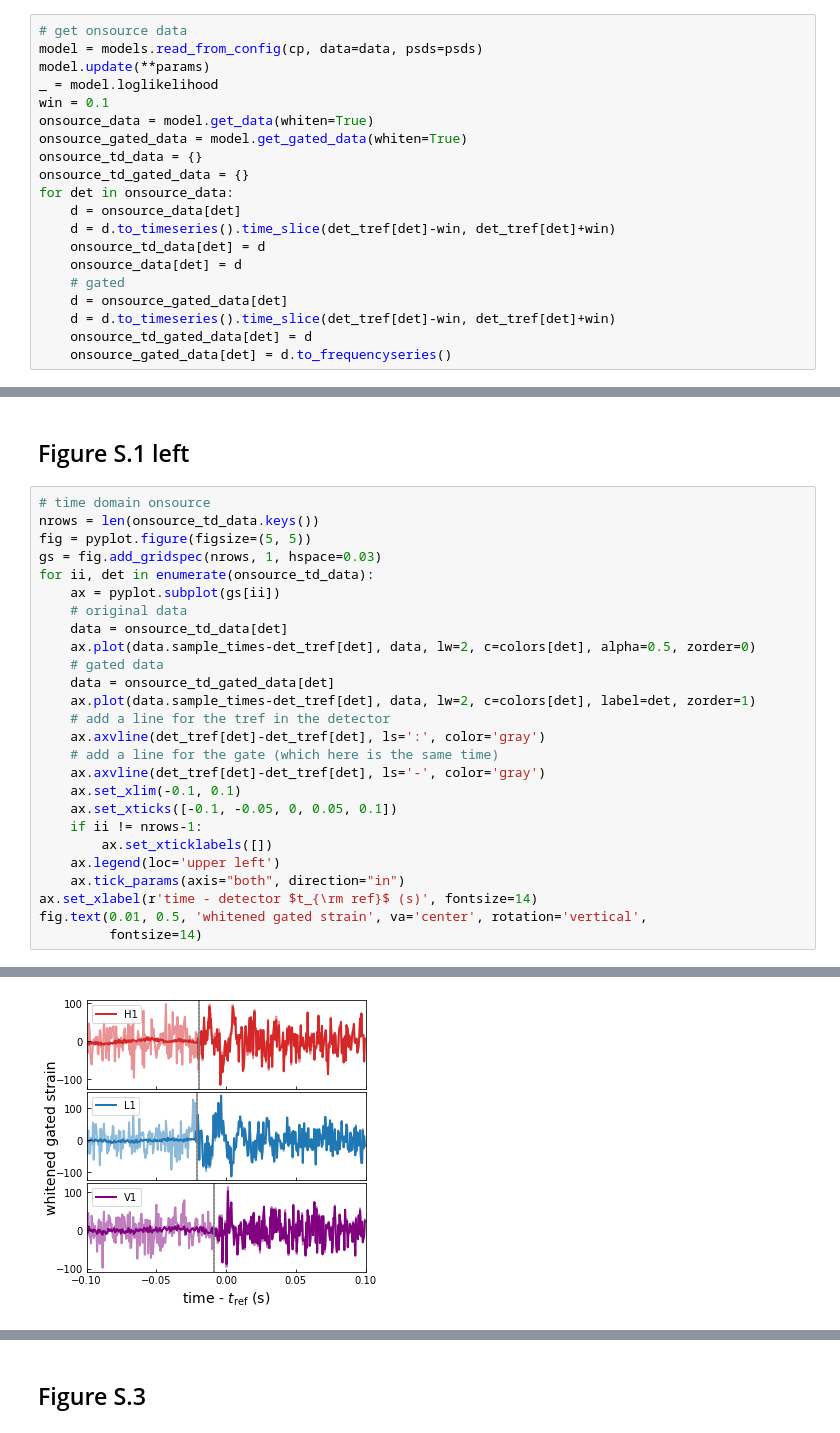
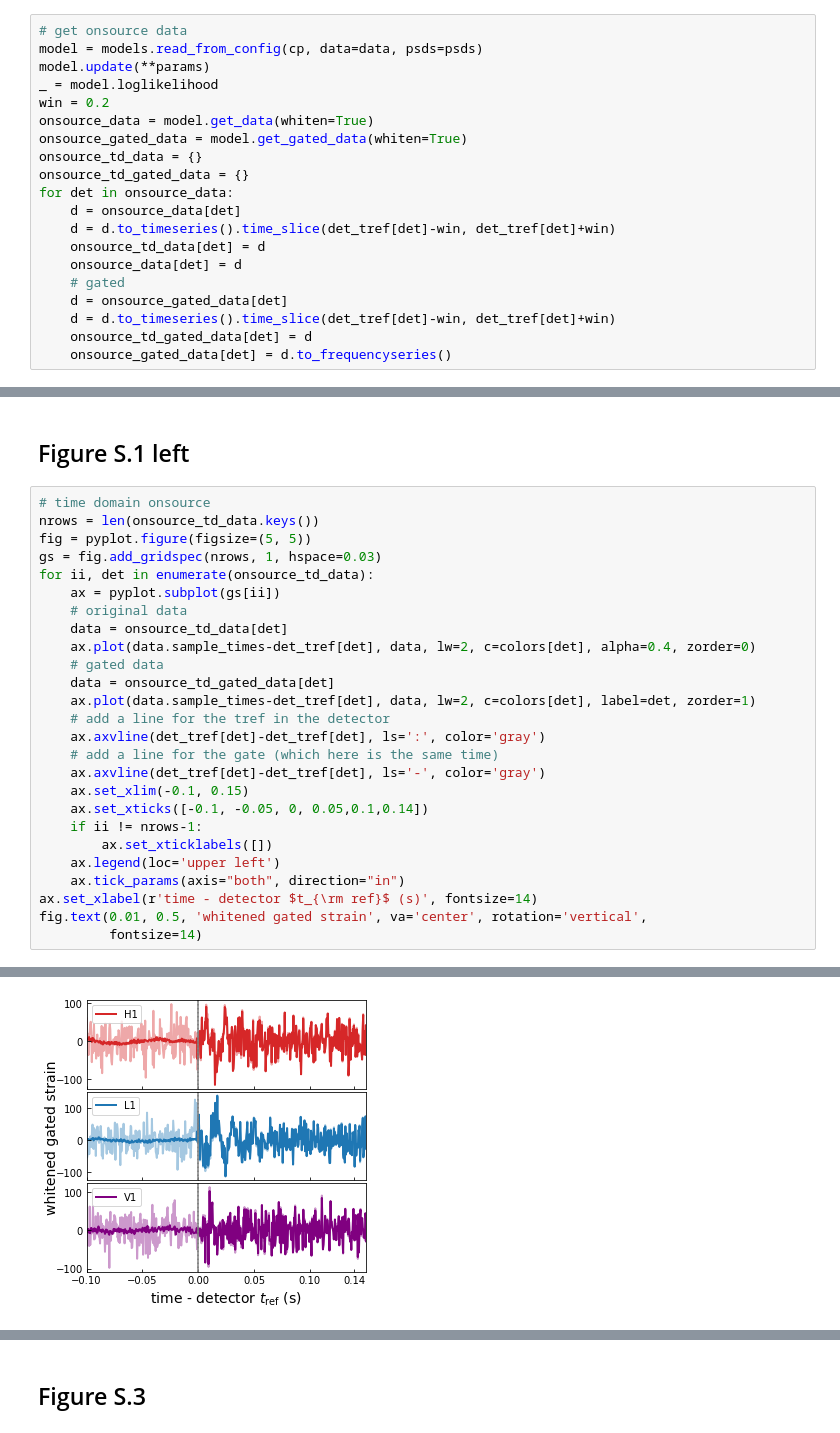
Before and after one commit to gwastro/BH-Spectroscopy-GW190521, a Jupyter notebook: figures/PlotFiguresS1andS3.ipynb, the cells around one changed output, grey strips where cells are left out. Drawn from its saved outputs; the diff is of its cells as text.

```diff
--- a/figures/PlotFiguresS1andS3.ipynb
+++ b/figures/PlotFiguresS1andS3.ipynb
@@ -47,7 +47,7 @@ V1 1242442967.4360764
 model = models.read_from_config(cp, data=data, psds=psds)
 model.update(**params)
 _ = model.loglikelihood
-win = 0.1
+win = 0.2
 onsource_data = model.get_data(whiten=True)
 onsource_gated_data = model.get_gated_data(whiten=True)
 onsource_td_data = {}
@@ -124,30 +125,30 @@ fig.savefig('fdomain_tref.png', dpi=200)
 # %%
 # time domain onsource
 nrows = len(onsource_td_data.keys())
 fig = pyplot.figure(figsize=(5, 5))
 gs = fig.add_gridspec(nrows, 1, hspace=0.03)
 for ii, det in enumerate(onsource_td_data):
     ax = pyplot.subplot(gs[ii])
     # original data
     data = onsource_td_data[det]
-    ax.plot(data.sample_times-det_tref[det], data, lw=2, c=colors[det], alpha=0.5, zorder=0)
+    ax.plot(data.sample_times-det_tref[det], data, lw=2, c=colors[det], alpha=0.4, zorder=0)
     # gated data
     data = onsource_td_gated_data[det]
     ax.plot(data.sample_times-det_tref[det], data, lw=2, c=colors[det], label=det, zorder=1)
     # add a line for the tref in the detector
     ax.axvline(det_tref[det]-det_tref[det], ls=':', color='gray')
     # add a line for the gate (which here is the same time)
     ax.axvline(det_tref[det]-det_tref[det], ls='-', color='gray')
-    ax.set_xlim(-0.1, 0.1)
-    ax.set_xticks([-0.1, -0.05, 0, 0.05, 0.1])
+    ax.set_xlim(-0.1, 0.15)
+    ax.set_xticks([-0.1, -0.05, 0, 0.05,0.1,0.14])
     if ii != nrows-1:
         ax.set_xticklabels([])
     ax.legend(loc='upper left')
     ax.tick_params(axis="both", direction="in")
 ax.set_xlabel(r'time - detector $t_{\rm ref}$ (s)', fontsize=14)
 fig.text(0.01, 0.5, 'whitened gated strain', va='center', rotation='vertical',
          fontsize=14)
 # %% [output]
 Text(0.01, 0.5, 'whitened gated strain')
-[figure, old version]
+[figure, new version]
 # %%
```
Also changed, not shown: parts of 6 cells of this notebook.
